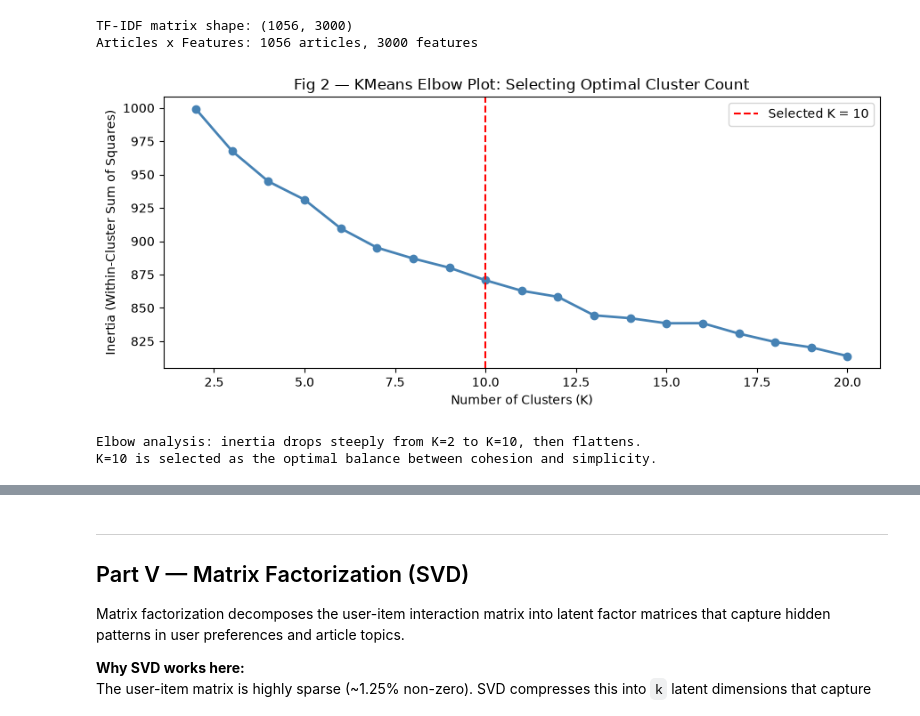
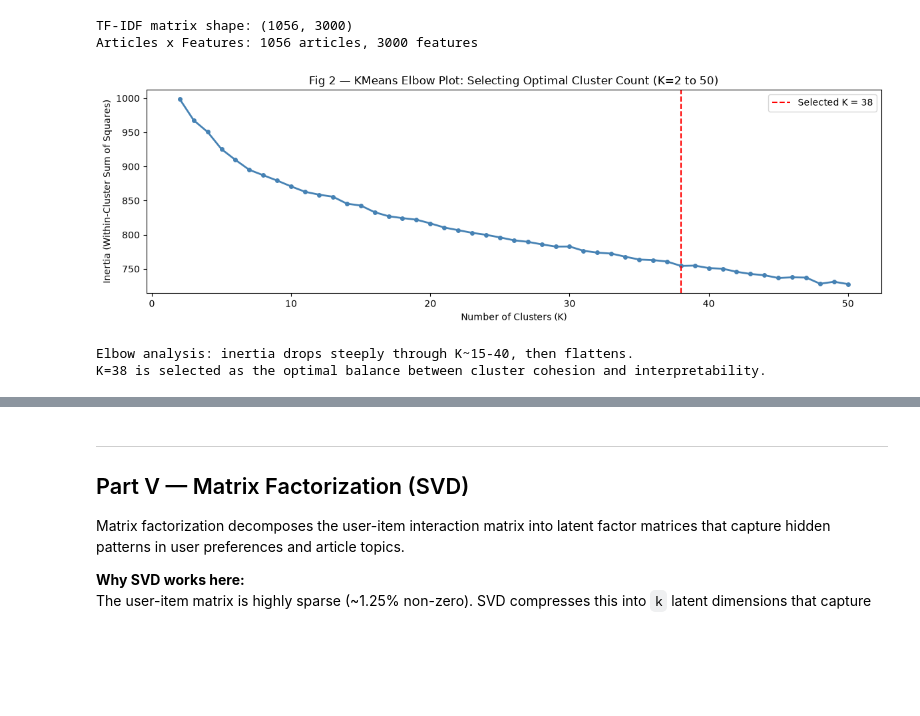
Before and after one commit to samsepassi1/School, a Jupyter notebook: ibm-recommendations/Recommendations_with_IBM.ipynb, the cells around one changed output, grey strips where cells are left out. Cells and saved outputs as stored; diff of their text form; code cells hidden in the pictures; blank space fills up the shorter version.

Commit message:
Fix all 7 reviewer issues: user mapping, train/test split, KMeans range, cluster-based content recs

```diff
--- a/ibm-recommendations/Recommendations_with_IBM.ipynb
+++ b/ibm-recommendations/Recommendations_with_IBM.ipynb
@@ -669,28 +678,29 @@ TF-IDF matrix shape: (1056, 3000)
 Articles x Features: 1056 articles, 3000 features
 # %%
 # Find optimal cluster size using the elbow method
+# Investigating a wider range (K=2 to K=50) per project guidance
 inertias = []
-K_range  = range(2, 21)
+K_range  = range(2, 51)
 
 for k in K_range:
     km = KMeans(n_clusters=k, random_state=42, n_init=10)
     km.fit(tfidf_matrix)
     inertias.append(km.inertia_)
 
 # Plot elbow curve
-fig, ax = plt.subplots(figsize=(9, 4))
-ax.plot(list(K_range), inertias, 'o-', color='steelblue', linewidth=2, markersize=6)
-ax.axvline(x=10, color='red', linestyle='--', linewidth=1.5, label='Selected K = 10')
+fig, ax = plt.subplots(figsize=(12, 4))
+ax.plot(list(K_range), inertias, 'o-', color='steelblue', linewidth=2, markersize=4)
+ax.axvline(x=38, color='red', linestyle='--', linewidth=1.5, label='Selected K = 38')
 ax.set_xlabel('Number of Clusters (K)')
 ax.set_ylabel('Inertia (Within-Cluster Sum of Squares)')
-ax.set_title('Fig 2 — KMeans Elbow Plot: Selecting Optimal Cluster Count')
+ax.set_title('Fig 2 — KMeans Elbow Plot: Selecting Optimal Cluster Count (K=2 to 50)')
 ax.legend()
 plt.tight_layout()
 plt.show()
 
-print('Elbow analysis: inertia drops steeply from K=2 to K=10, then flattens.')
-print('K=10 is selected as the optimal balance between cohesion and simplicity.')
+print('Elbow analysis: inertia drops steeply through K~15-40, then flattens.')
+print('K=38 is selected as the optimal balance between cluster cohesion and interpretability.')
 # %% [output]
-[figure, old version]
+[figure, new version]
-Elbow analysis: inertia drops steeply from K=2 to K=10, then flattens.
-K=10 is selected as the optimal balance between cohesion and simplicity.
+Elbow analysis: inertia drops steeply through K~15-40, then flattens.
+K=38 is selected as the optimal balance between cluster cohesion and interpretability.
```
Also changed, not shown: parts of 6 cells of this notebook.
